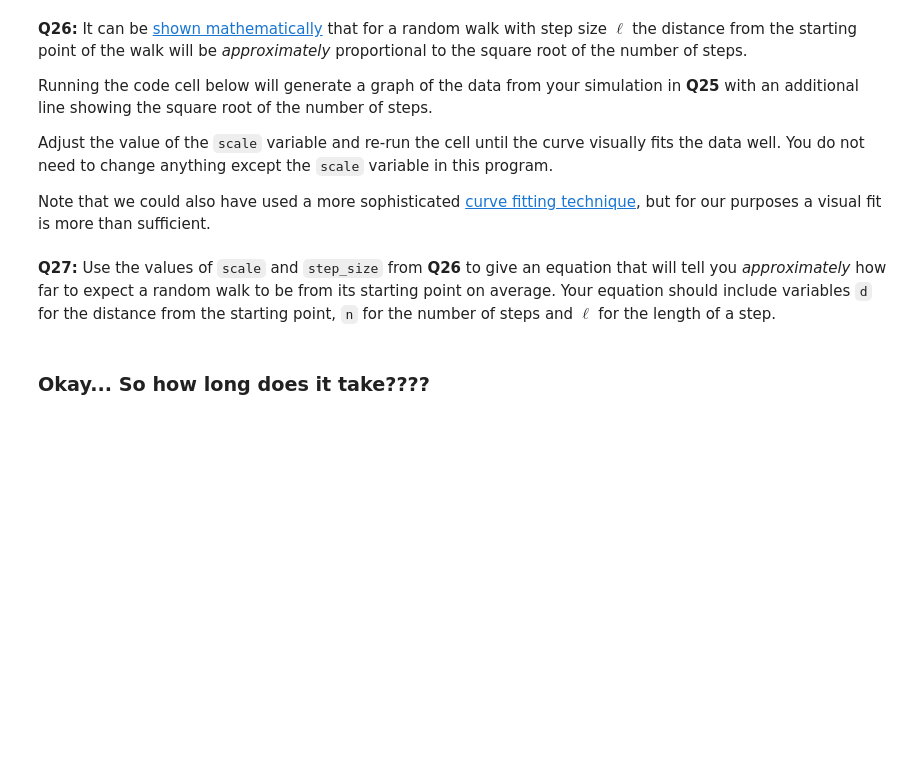
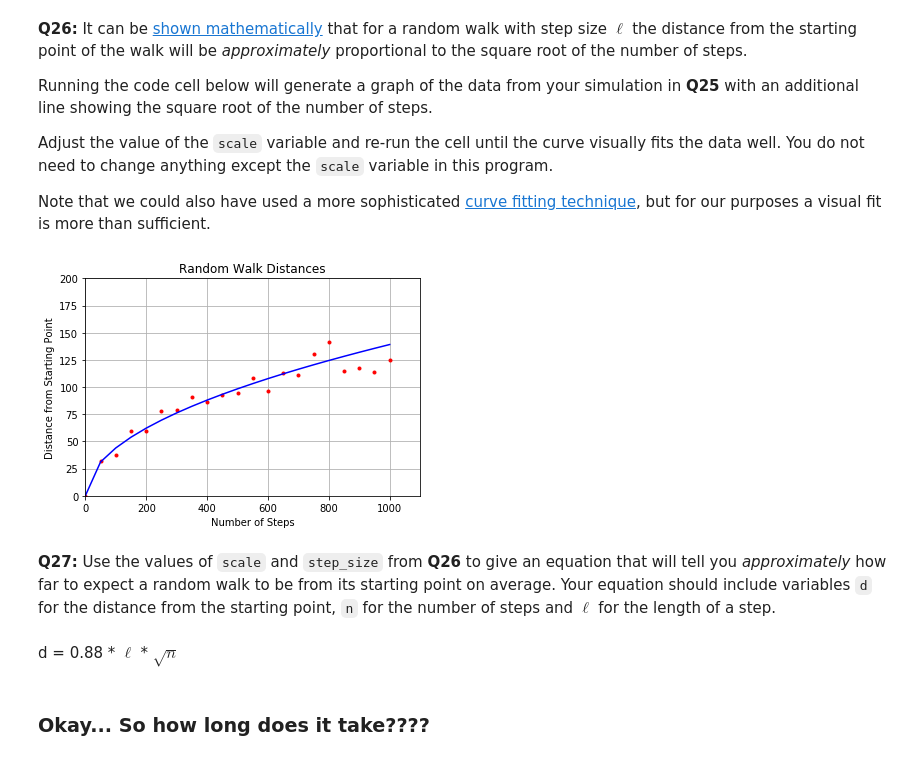
Before and after one commit to dickinson-comp130/Lab05, a Jupyter notebook: Lab05.ipynb, the cells around one changed output. Saved outputs shown, nothing was run; the diff lists cells and outputs as text; code cells hidden in the pictures; blank space fills up the shorter version.

```diff
--- a/Lab05.ipynb
+++ b/Lab05.ipynb
@@ -256,23 +464,27 @@ Note that we could also have used a more sophisticated [curve fitting technique]
 # %%
 import math
 import numpy
 
 # Generate a curve fit to the data.
 step_size=5
-scale=1.0    # Adjust me!
+scale=0.88    # Adjust me!
 distance_fit = scale * step_size * numpy.sqrt(x)
 
 plot(x, y, 'r.')                       # plot x and y using red dots.
 plot(x, distance_fit, 'b-')            # plot the fit line.
 ylim([0, 200])                         # Set the range on the y axis.
 xlim([0, 1100])                        # Set the range on the x axis.
 title("Random Walk Distances")         # Title for the plot.
 xlabel("Number of Steps")              # Label the x axis.
 ylabel("Distance from Starting Point") # Label the y axis.
 grid(True)                             # Turn on the grid lines.
 show()
+# %% [output]
+[figure, added]
 # %% [markdown]
 __Q27:__ Use the values of `scale` and `step_size` from __Q26__ to give an equation that will tell you *approximately* how far to expect a random walk to be from its starting point on average.  Your equation should include variables `d` for the distance from the starting point, `n` for the number of steps and $\ell$ for the length of a step.
+# %% [markdown]
+d = 0.88 * $\ell$ * $\sqrt{n}$
 # %% [markdown]
 ### Okay... So how long does it take????
 # %% [markdown]
```
Also changed, not shown: parts of 33 cells of this notebook.
